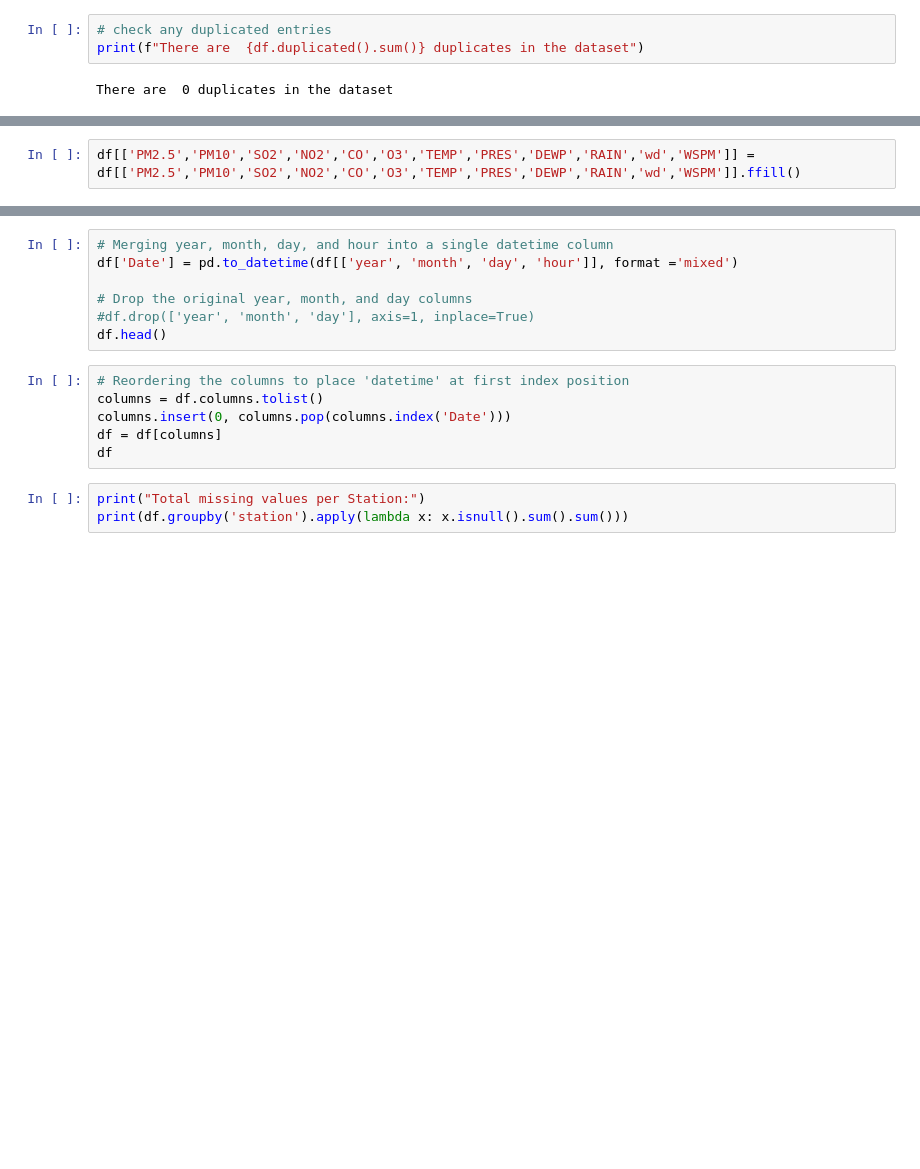
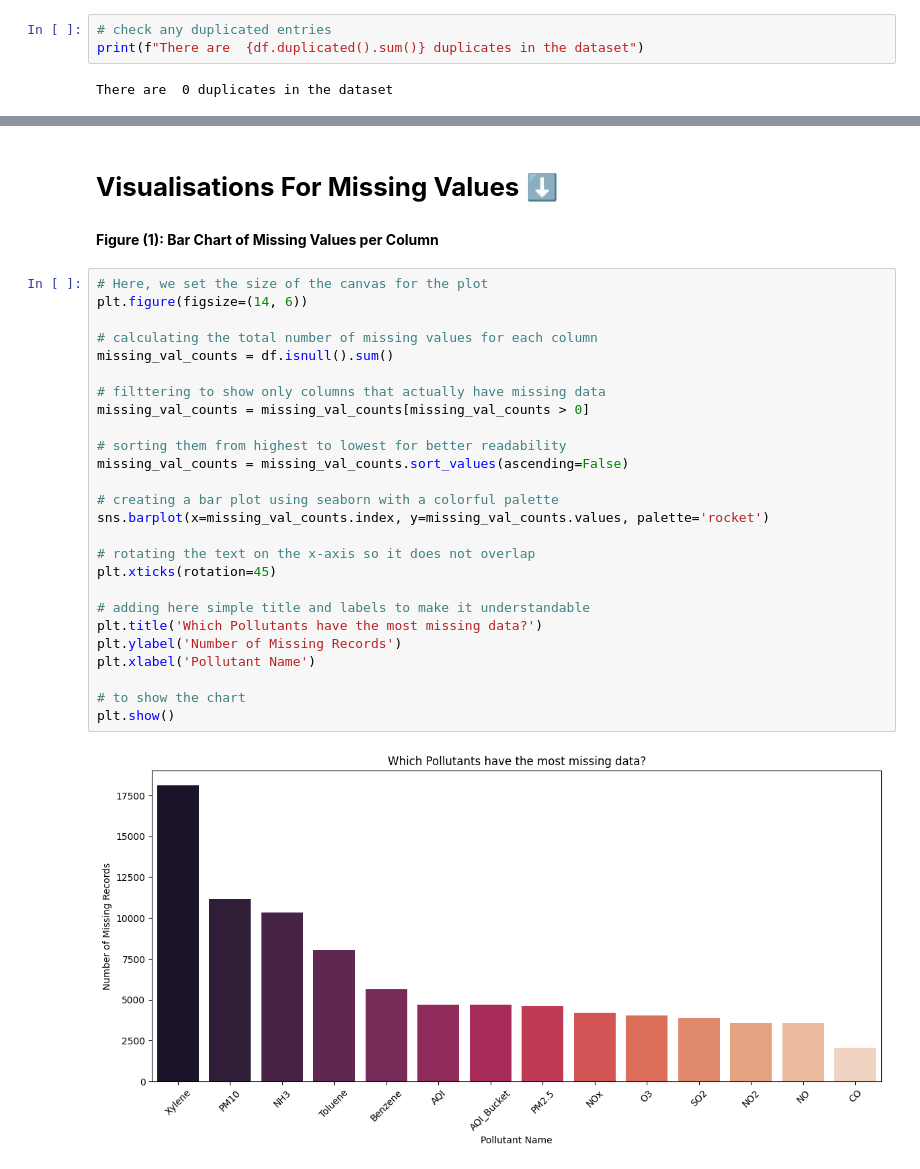
Before and after one commit to narenderkulariya/st20269341-CMP7005-PRAC1, a Jupyter notebook: st20269341_CMP7005_PRAC1.ipynb, the cells around one changed output, grey strips where cells are left out. Cells and saved outputs as stored; diff of their text form; blank space fills up the shorter version.

Commit message:
finishing Eda and Visualisation part

```diff
--- a/st20269341_CMP7005_PRAC1.ipynb
+++ b/st20269341_CMP7005_PRAC1.ipynb
@@ -485,2 +484,0 @@ Even though a lot of columns have been provided in the dataset, we shall select
-# %%
-df[['PM2.5','PM10','SO2','NO2','CO','O3','TEMP','PRES','DEWP','RAIN','wd','WSPM']] = df[['PM2.5','PM10','SO2','NO2','CO','O3','TEMP','PRES','DEWP','RAIN','wd','WSPM']].ffill()
@@ -492,16 +485,32 @@ Merging the year, month and day column and converting it into data time format
-# %%
-# Merging year, month, day, and hour into a single datetime column
-df['Date'] = pd.to_datetime(df[['year', 'month', 'day', 'hour']], format ='mixed')
-
-# Drop the original year, month, and day columns
-#df.drop(['year', 'month', 'day'], axis=1, inplace=True)
-df.head()
-# %%
-# Reordering the columns to place 'datetime' at first index position
-columns = df.columns.tolist()
-columns.insert(0, columns.pop(columns.index('Date')))
-df = df[columns]
-df
-# %%
-print("Total missing values per Station:")
-print(df.groupby('station').apply(lambda x: x.isnull().sum().sum()))
+# %% [markdown]
+# **Visualisations For Missing Values**  ⬇
+# %% [markdown]
+**Figure (1): Bar Chart of Missing Values per Column**
+# %%
+# Here, we set the size of the canvas for the plot
+plt.figure(figsize=(14, 6))
+
+# calculating the total number of missing values for each column
+missing_val_counts = df.isnull().sum()
+
+# filttering to show only columns that actually have missing data
+missing_val_counts = missing_val_counts[missing_val_counts > 0]
+
+# sorting them from highest to lowest for better readability
+missing_val_counts = missing_val_counts.sort_values(ascending=False)
+
+# creating a bar plot using seaborn with a colorful palette
+sns.barplot(x=missing_val_counts.index, y=missing_val_counts.values, palette='rocket')
+
+# rotating the text on the x-axis so it does not overlap
+plt.xticks(rotation=45)
+
+# adding here simple title and labels to make it understandable
+plt.title('Which Pollutants have the most missing data?')
+plt.ylabel('Number of Missing Records')
+plt.xlabel('Pollutant Name')
+
+# to show the chart
+plt.show()
+# %% [output]
+[figure, added]
```
Also changed, not shown: parts of 128 cells of this notebook.
